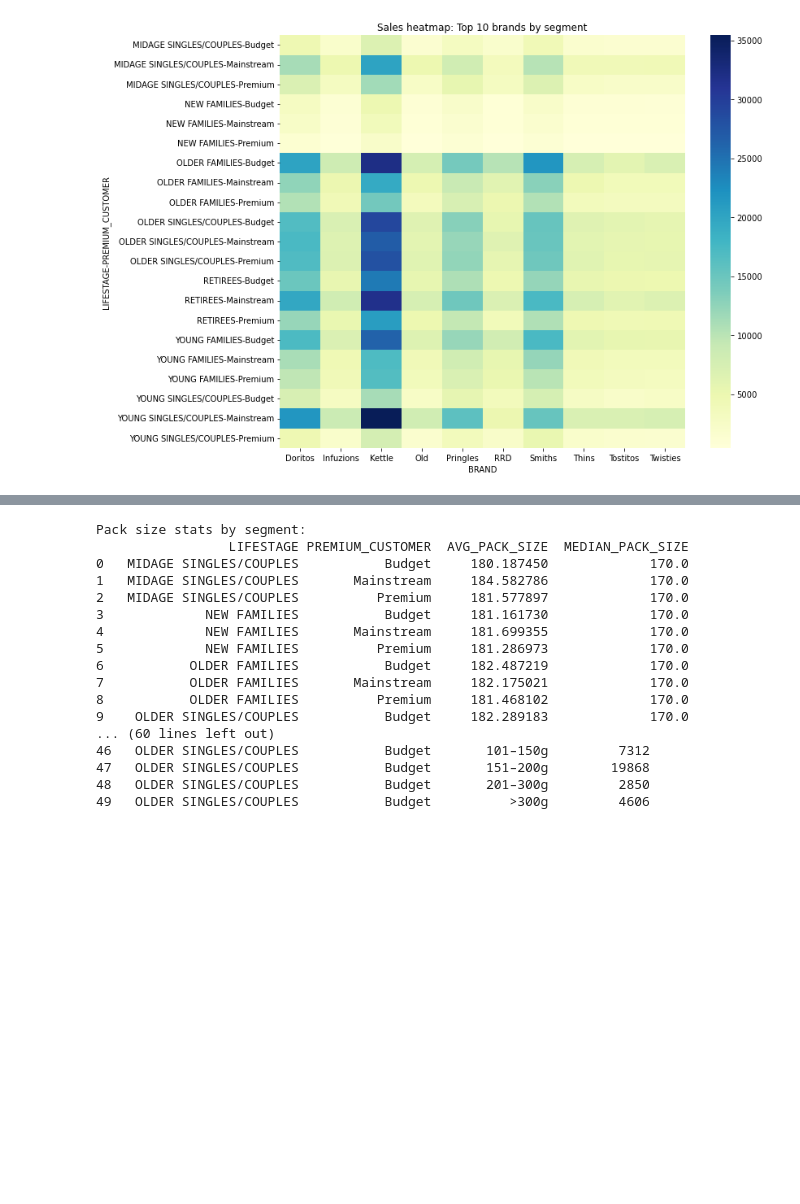
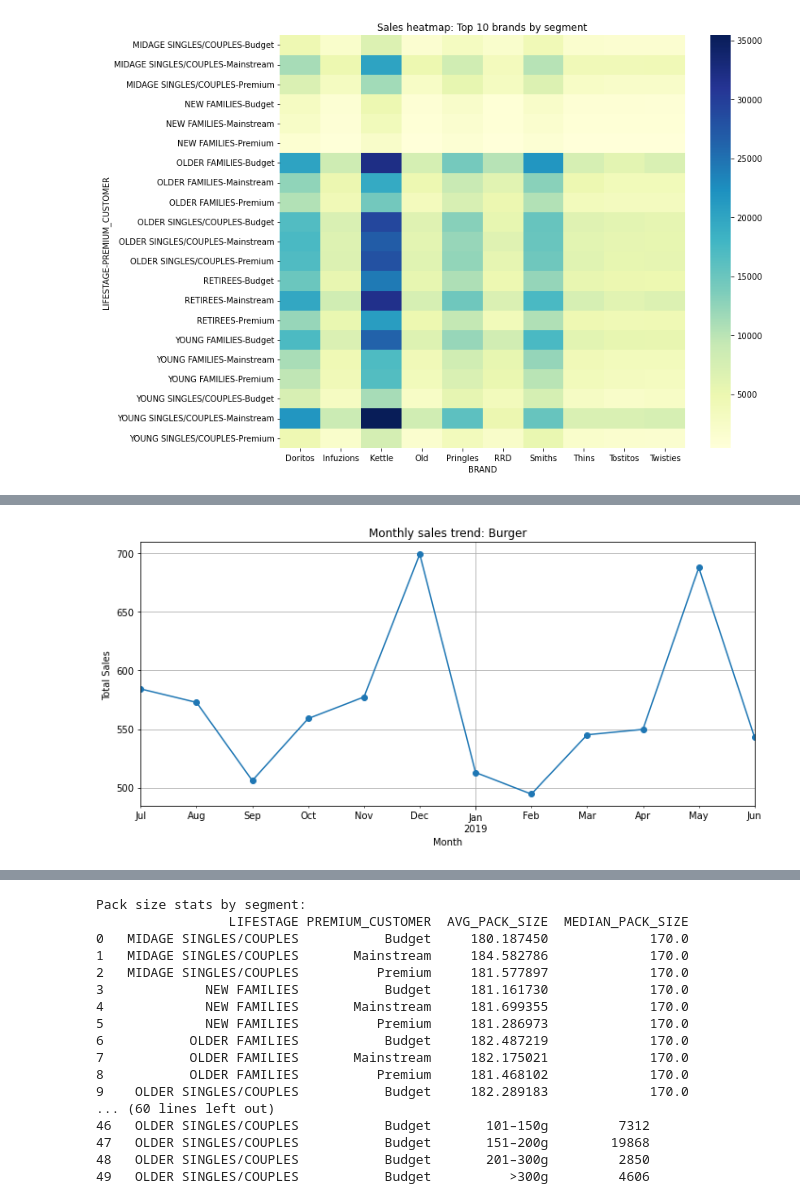
Before and after one commit to JanickVision27/Quantium_DataAnalysis_Project, a Jupyter notebook: Data Analysis First Section.ipynb, the cells around one changed output, grey strips where cells are left out. Saved outputs shown, nothing was run; the diff lists cells and outputs as text; code cells hidden in the pictures; blank space fills up the shorter version.

```diff
--- a/Data Analysis First Section.ipynb
+++ b/Data Analysis First Section.ipynb
@@ -657,3 +665,98 @@ Top brands per (LIFESTAGE, PREMIUM_CUSTOMER) (sample):
 38                RETIREES           Budget   Smiths     12242.70
 39                RETIREES       Mainstream   Kettle     31652.40
 [figure]
+# %%
+import pandas as pd
+import numpy as np
+import matplotlib.pyplot as plt
+
+merged_df = pd.read_csv('merged_data.csv')
+merged_df['DATE'] = pd.to_datetime(merged_df['DATE'])
+merged_df['LIFESTAGE'] = merged_df['LIFESTAGE'].fillna('Unknown')
+merged_df['PREMIUM_CUSTOMER'] = merged_df['PREMIUM_CUSTOMER'].fillna('Unknown')
+
+# 1) Brand × segment summary (sales, units, unique customers, transactions)
+brand_seg = (
+    merged_df.groupby(['BRAND', 'LIFESTAGE', 'PREMIUM_CUSTOMER'])
+    .agg(
+        TOTAL_SALES=('TOT_SALES', 'sum'),
+        TOTAL_UNITS=('PROD_QTY', 'sum'),
+        UNIQUE_CUSTOMERS=('LYLTY_CARD_NBR', 'nunique'),
+        TRANSACTIONS=('TXN_ID', 'nunique')
+    )
+    .reset_index()
+)
+
+# Brand totals for share calculation
+brand_totals = brand_seg.groupby('BRAND')['TOTAL_SALES'].sum().reset_index(name='BRAND_TOTAL_SALES')
+brand_seg = brand_seg.merge(brand_totals, on='BRAND', how='left')
+brand_seg['SEG_SHARE_OF_BRAND'] = brand_seg['TOTAL_SALES'] / brand_seg['BRAND_TOTAL_SALES']
+brand_seg['AVG_SPEND_PER_CUSTOMER'] = brand_seg['TOTAL_SALES'] / brand_seg['UNIQUE_CUSTOMERS'].replace(0, np.nan)
+
+# Save for review
+brand_seg.to_csv('brand_by_segment_summary.csv', index=False)
+
+# 2) Top segment(s) for each brand by sales and by avg spend
+top_by_sales = (
+    brand_seg.sort_values(['BRAND','TOTAL_SALES'], ascending=[True, False])
+    .groupby('BRAND')
+    .head(1)
+    .reset_index(drop=True)
+    .rename(columns={'LIFESTAGE':'TOP_LIFESTAGE_BY_SALES','PREMIUM_CUSTOMER':'TOP_PREMIUM_BY_SALES','TOTAL_SALES':'TOP_SALES'})
+)
+top_by_spend = (
+    brand_seg.sort_values(['BRAND','AVG_SPEND_PER_CUSTOMER'], ascending=[True, False])
+    .groupby('BRAND')
+    .head(1)
+    .reset_index(drop=True)
+    .rename(columns={'LIFESTAGE':'TOP_LIFESTAGE_BY_SPEND','PREMIUM_CUSTOMER':'TOP_PREMIUM_BY_SPEND','AVG_SPEND_PER_CUSTOMER':'TOP_AVG_SPEND_PER_CUSTOMER'})
+)
+
+brand_leaders = top_by_sales.merge(top_by_spend[['BRAND','TOP_LIFESTAGE_BY_SPEND','TOP_PREMIUM_BY_SPEND','TOP_AVG_SPEND_PER_CUSTOMER']], on='BRAND', how='left')
+brand_leaders.to_csv('brand_top_segments.csv', index=False)
+
+# 3) Momentum / attention: monthly brand sales, compare recent 3-month avg to previous 3-month avg
+monthly = (
+    merged_df.set_index('DATE')
+    .groupby([pd.Grouper(freq='M'), 'BRAND'])['TOT_SALES']
+    .sum()
+    .reset_index()
+    .rename(columns={'DATE':'MONTH'})
+)
+def compute_momentum(df, recent_months=3, prev_months=3):
+    rows = []
+    for brand, grp in df.groupby('BRAND'):
+        grp = grp.sort_values('MONTH')
+        if grp.shape[0] < 2:
+            continue
+        # use available months when not enough history
+        recent = grp['TOT_SALES'].tail(recent_months).mean()
+        prev = grp['TOT_SALES'].tail(recent_months+prev_months).head(prev_months).mean() if grp.shape[0] >= (recent_months+prev_months) else grp['TOT_SALES'].head(max(1, grp.shape[0]//2)).mean()
+        pct_change = (recent - prev) / prev if prev and prev > 0 else np.nan
+        rows.append({'BRAND':brand, 'RECENT_AVG':recent, 'PREV_AVG':prev, 'PCT_CHANGE':pct_change})
+    return pd.DataFrame(rows)
+
+brand_attention = compute_momentum(monthly, recent_months=3, prev_months=3)
+brand_attention['GAINING_ATTENTION'] = brand_attention['PCT_CHANGE'] > 0.15  # threshold: 15%
+brand_attention.to_csv('brand_attention.csv', index=False)
+
+# 4) Combine leader segments with attention
+brand_insights = brand_leaders.merge(brand_attention, on='BRAND', how='left')
+brand_insights = brand_insights.sort_values('PCT_CHANGE', ascending=False)
+brand_insights.to_csv('brand_insights.csv', index=False)
+
+# Quick prints for immediate review
+print("Top brands gaining attention (by % change):")
+print(brand_insights[['BRAND','PCT_CHANGE','GAINING_ATTENTION']].head(10))
+
+# Optional: plot monthly sales for a example brand to inspect trend
+example_brand = brand_insights['BRAND'].dropna().iloc[0]  # most improving brand
+plt.figure(figsize=(10,5))
+monthly[monthly['BRAND']==example_brand].set_index('MONTH')['TOT_SALES'].plot(marker='o')
+plt.title(f'Monthly sales trend: {example_brand}')
+plt.ylabel('Total Sales')
+plt.xlabel('Month')
+plt.grid(True)
+plt.tight_layout()
+plt.show()
+# %% [output]
@@ -659,0 +775 @@ Top brands per (LIFESTAGE, PREMIUM_CUSTOMER) (sample):
+[figure, added]
```
Also changed, not shown: parts of 13 cells of this notebook, 7 other files.
